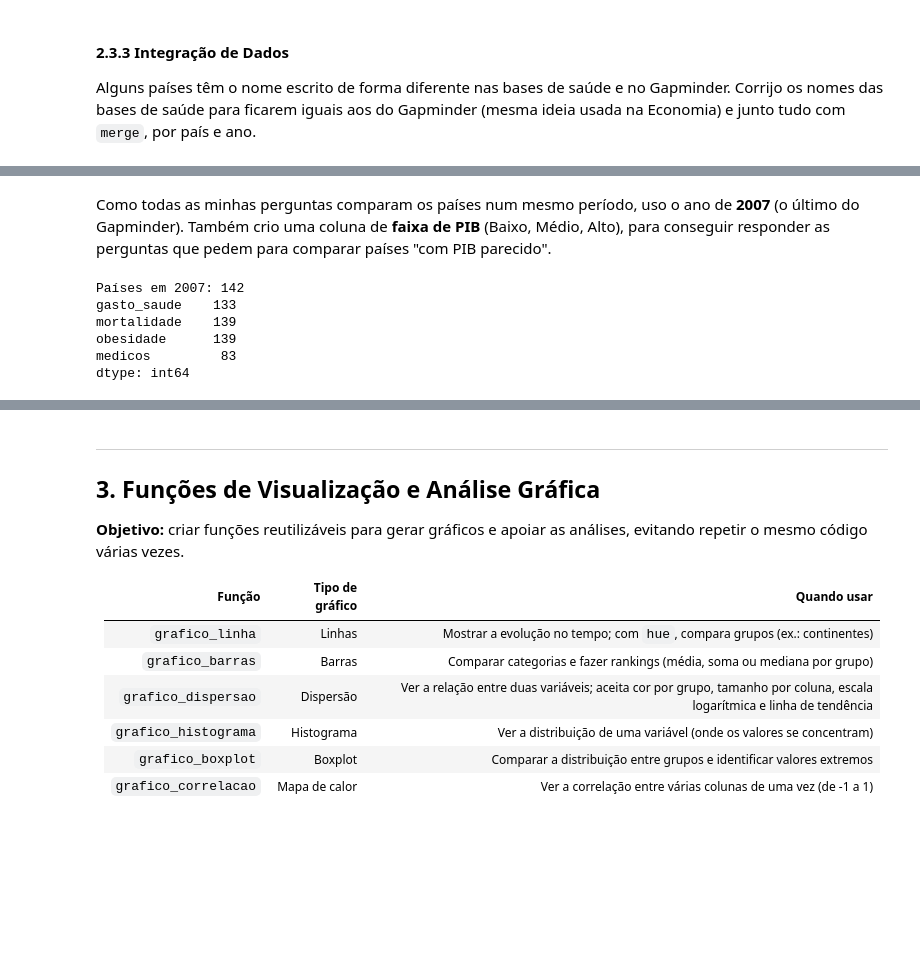
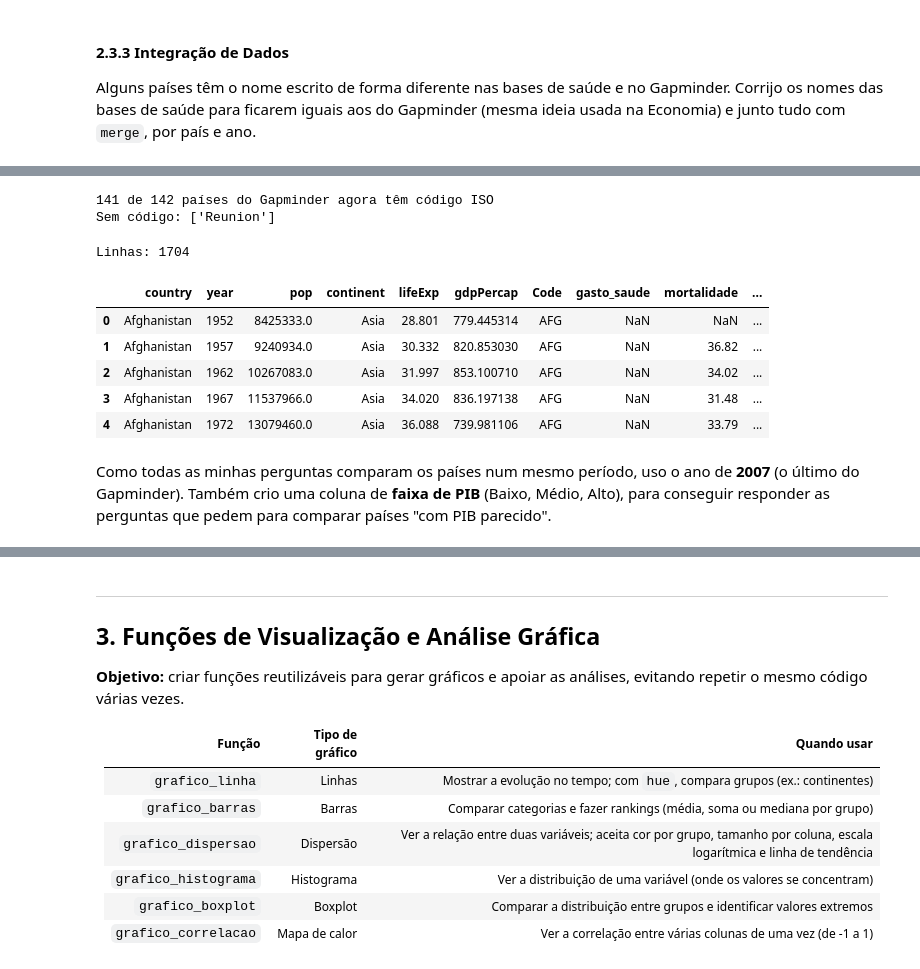
Before and after one commit to AndremRb/Analise-do-Desenvolvimento-Humano-e-Global, a Jupyter notebook: Notebook/Template_Gapminder_Analise_Exploratoria.ipynb, the cells around one changed output, grey strips where cells are left out. Cells and saved outputs as stored; diff of their text form; code cells hidden in the pictures; blank space fills up the shorter version.

Commit message:
Integracao por codigo do pais (ISO): da codigo ao Gapminder via de-para e faz os merges por Code (mais confiavel que nome)

```diff
--- a/Notebook/Template_Gapminder_Analise_Exploratoria.ipynb
+++ b/Notebook/Template_Gapminder_Analise_Exploratoria.ipynb
@@ -980,0 +950,7 @@ Linhas: 1704
+# %%
+# Monto um 'de-para' nome -> código, juntando os pares (Entity, Code) de todas as bases
+# aplicar_funcoes com decisor=2 (COLETAR) devolve {base: pares} para todas de uma vez
+pares = aplicar_funcoes(df_limpos, lambda df: df[['Entity', 'Code']] if 'Entity' in df.columns else None, 2)
+referencia_codigos = pd.concat([tab for tab in pares.values() if tab is not None]).drop_duplicates()
+print('Pares nome -> código:', referencia_codigos.shape[0])
+referencia_codigos.head()
@@ -981,17 +965,49 @@ Linhas: 1704
+# %%
+# Padronizo o nome do Gapminder para bater com as bases de saúde e trago o código ISO
+gapminder_para_owid = {
+    'Congo Dem. Rep.': 'Democratic Republic of Congo', 'Congo Rep.': 'Congo',
+    'Czech Republic': 'Czechia', 'Hong Kong China': 'Hong Kong',
+    'Korea Dem. Rep.': 'North Korea', 'Korea Rep.': 'South Korea',
+    'Slovak Republic': 'Slovakia', 'Swaziland': 'Eswatini',
+    'Yemen Rep.': 'Yemen', 'West Bank and Gaza': 'Palestine',
+}
+gapminder = df_limpos['gapminder'].copy()
+gapminder['nome_owid'] = gapminder['country'].replace(gapminder_para_owid)
+gapminder = gapminder.merge(referencia_codigos.rename(columns={'Entity': 'nome_owid'}),
+                            on='nome_owid', how='left')
+df_limpos['gapminder'] = gapminder.drop(columns='nome_owid')
+
+# Confiro quantos países do Gapminder ganharam código
+total = df_limpos['gapminder']['country'].nunique()
+com_codigo = df_limpos['gapminder'].dropna(subset=['Code'])['country'].nunique()
+print(f'{com_codigo} de {total} países do Gapminder agora têm código ISO')
+print('Sem código:', sorted(df_limpos['gapminder'][df_limpos['gapminder']['Code'].isna()]['country'].unique()))
+# %% [output]
+141 de 142 países do Gapminder agora têm código ISO
+Sem código: ['Reunion']
+# %%
+# Junto as 4 bases de saúde (já limpas) numa tabela só, agora pelo CÓDIGO do país + ano
+mapa_colunas = {'saude': 'gasto_saude', 'mortalidade': 'mortalidade', 'obesidade': 'obesidade', 'medicos': 'medicos'}
+saude = None
+for chave, nome_final in mapa_colunas.items():
+    tabela = df_limpos[chave].copy()
+    coluna_valor = tabela.columns[3]                 # a 4ª coluna é o indicador
+    tabela = tabela[['Code', 'Year', coluna_valor]].rename(columns={'Year': 'year', coluna_valor: nome_final})
+    saude = tabela if saude is None else saude.merge(tabela, on=['Code', 'year'], how='outer')
+
+# Junto o Gapminder (já com código) com as bases de saúde, pelo código + ano
+df_saude = df_limpos['gapminder'].merge(saude, on=['Code', 'year'], how='left')
+print('Linhas:', len(df_saude))
+df_saude.head()
+# %% [output]
+Linhas: 1704
+|  | country | year | pop | continent | lifeExp | gdpPercap | Code | gasto_saude | mortalidade | ... |
+| 0 | Afghanistan | 1952 | 8425333.0 | Asia | 28.801 | 779.445314 | AFG | NaN | NaN | ... |
+| 1 | Afghanistan | 1957 | 9240934.0 | Asia | 30.332 | 820.853030 | AFG | NaN | 36.82 | ... |
+| 2 | Afghanistan | 1962 | 10267083.0 | Asia | 31.997 | 853.100710 | AFG | NaN | 34.02 | ... |
+| 3 | Afghanistan | 1967 | 11537966.0 | Asia | 34.020 | 836.197138 | AFG | NaN | 31.48 | ... |
+| 4 | Afghanistan | 1972 | 13079460.0 | Asia | 36.088 | 739.981106 | AFG | NaN | 33.79 | ... |
 # %% [markdown]
 Como todas as minhas perguntas comparam os países num mesmo período, uso o ano de **2007** (o último
 do Gapminder). Também crio uma coluna de **faixa de PIB** (Baixo, Médio, Alto), para conseguir
 responder as perguntas que pedem para comparar países "com PIB parecido".
-# %%
-# Filtro o ano de referência
-dados_saude = df_saude[df_saude['year'] == 2007].copy()
-
-print('Países em 2007:', len(dados_saude))
-print(dados_saude[['gasto_saude', 'mortalidade', 'obesidade', 'medicos']].notna().sum())
-# %% [output]
-Países em 2007: 142
-gasto_saude    133
-mortalidade    139
-obesidade      139
-medicos         83
-dtype: int64
```
Also changed, not shown: parts of 6 cells of this notebook.
